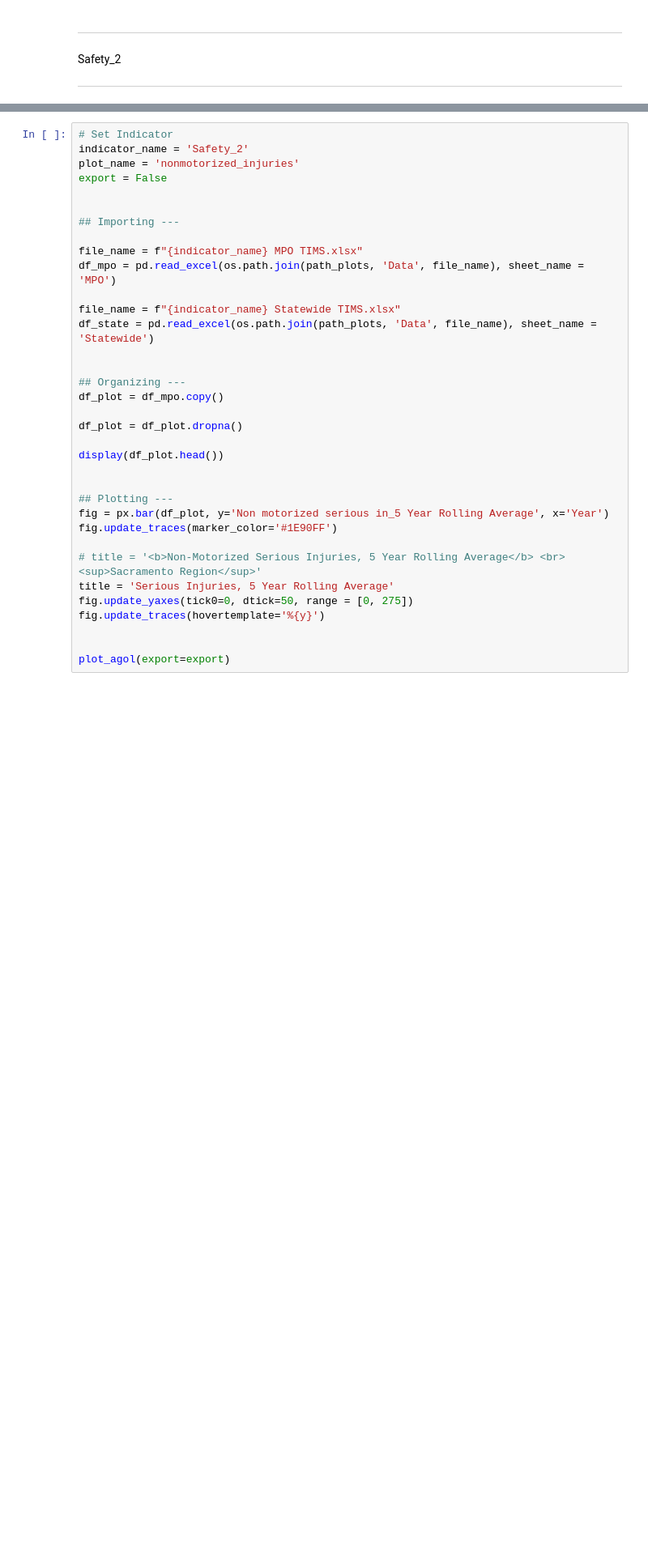
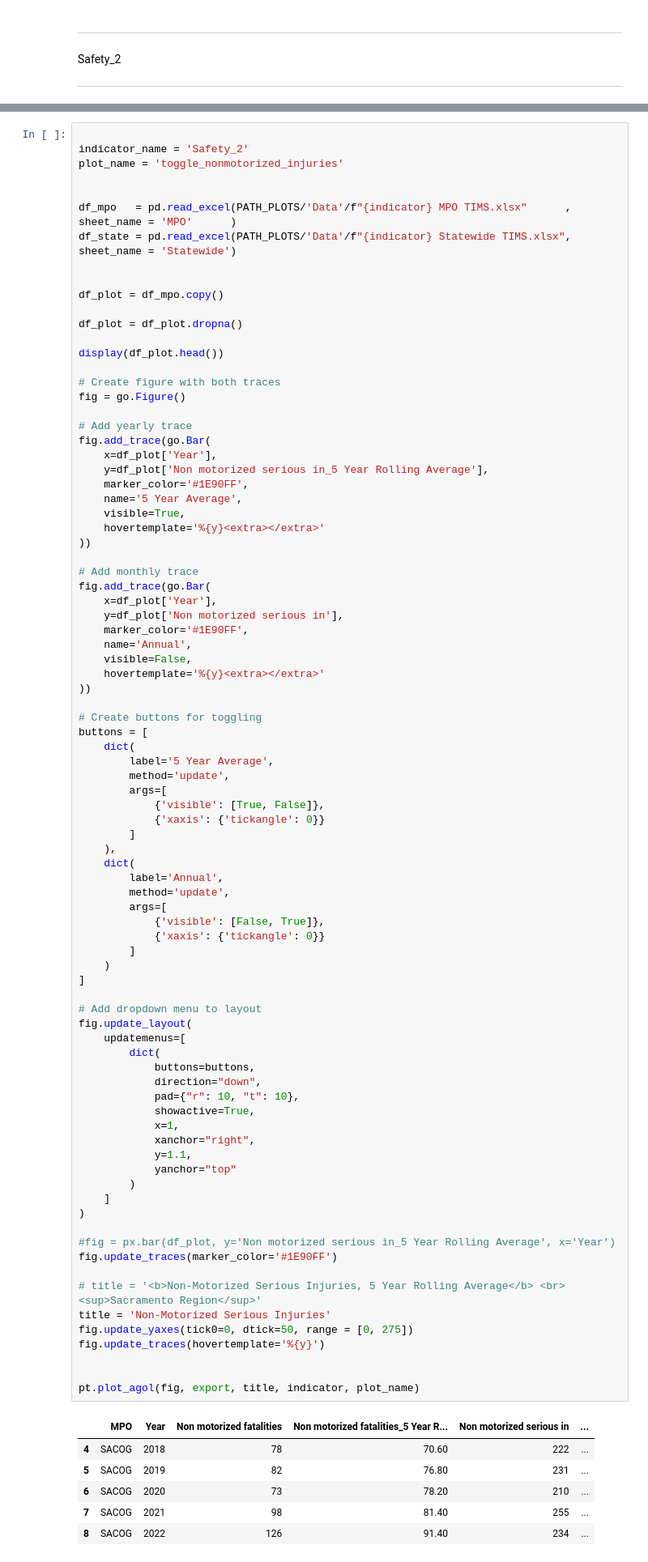
Before and after one commit to SACOG/Regional-Monitoring, a Jupyter notebook: Indicator_Gen/AGOL Dashboard/TIMS.ipynb, the cells around one changed output, grey strips where cells are left out. Shown at 81% size. Drawn from its saved outputs; the diff is of its cells as text; blank space fills up the shorter version.

```diff
--- a/Indicator_Gen/AGOL Dashboard/TIMS.ipynb
+++ b/Indicator_Gen/AGOL Dashboard/TIMS.ipynb
@@ -330,38 +364,95 @@ plot_agol(export=export)
 # %%
-# Set Indicator
+
 indicator_name = 'Safety_2'
-plot_name = 'nonmotorized_injuries'
-export = False
+plot_name = 'toggle_nonmotorized_injuries'
 
 
-## Importing ---
-
-file_name = f"{indicator_name} MPO TIMS.xlsx"
-df_mpo = pd.read_excel(os.path.join(path_plots, 'Data', file_name), sheet_name = 'MPO')
-
-file_name = f"{indicator_name} Statewide TIMS.xlsx"
-df_state = pd.read_excel(os.path.join(path_plots, 'Data', file_name), sheet_name = 'Statewide')
+df_mpo   = pd.read_excel(PATH_PLOTS/'Data'/f"{indicator} MPO TIMS.xlsx"      , sheet_name = 'MPO'      )
+df_state = pd.read_excel(PATH_PLOTS/'Data'/f"{indicator} Statewide TIMS.xlsx", sheet_name = 'Statewide')
 
 
-## Organizing ---
 df_plot = df_mpo.copy()
 
 df_plot = df_plot.dropna()
 
 display(df_plot.head())
 
+# Create figure with both traces
+fig = go.Figure()
 
-## Plotting ---
-fig = px.bar(df_plot, y='Non motorized serious in_5 Year Rolling Average', x='Year')
+# Add yearly trace
+fig.add_trace(go.Bar(
+    x=df_plot['Year'],
+    y=df_plot['Non motorized serious in_5 Year Rolling Average'],
+    marker_color='#1E90FF',
+    name='5 Year Average',
+    visible=True,
+    hovertemplate='%{y}<extra></extra>'
+))
+
+# Add monthly trace
+fig.add_trace(go.Bar(
+    x=df_plot['Year'],
+    y=df_plot['Non motorized serious in'],
+    marker_color='#1E90FF',
+    name='Annual',
+    visible=False,
+    hovertemplate='%{y}<extra></extra>'
+))
+
+# Create buttons for toggling
+buttons = [
+    dict(
+        label='5 Year Average',
+        method='update',
+        args=[
+            {'visible': [True, False]},
+            {'xaxis': {'tickangle': 0}}
+        ]
+    ),
+    dict(
+        label='Annual',
+        method='update',
+        args=[
+            {'visible': [False, True]},
+            {'xaxis': {'tickangle': 0}}
+        ]
+    )
+]
+
+# Add dropdown menu to layout
+fig.update_layout(
+    updatemenus=[
+        dict(
+            buttons=buttons,
+            direction="down",
+            pad={"r": 10, "t": 10},
+            showactive=True,
+            x=1,
+            xanchor="right",
+            y=1.1,
+            yanchor="top"
+        )
+    ]
+)
+
+#fig = px.bar(df_plot, y='Non motorized serious in_5 Year Rolling Average', x='Year')
 fig.update_traces(marker_color='#1E90FF')
 
 # title = '<b>Non-Motorized Serious Injuries, 5 Year Rolling Average</b> <br> <sup>Sacramento Region</sup>'
-title = 'Serious Injuries, 5 Year Rolling Average'
+title = 'Non-Motorized Serious Injuries'
 fig.update_yaxes(tick0=0, dtick=50, range = [0, 275])
 fig.update_traces(hovertemplate='%{y}')
 
 
-plot_agol(export=export)
+pt.plot_agol(fig, export, title, indicator, plot_name)
+# %% [output]
+|  | MPO | Year | Non motorized fatalities | Non motorized fatalities_5 Year R... | Non motorized serious in | ... |
+| 4 | SACOG | 2018 | 78 | 70.60 | 222 | ... |
+| 5 | SACOG | 2019 | 82 | 76.80 | 231 | ... |
+| 6 | SACOG | 2020 | 73 | 78.20 | 210 | ... |
+| 7 | SACOG | 2021 | 98 | 81.40 | 255 | ... |
+| 8 | SACOG | 2022 | 126 | 91.40 | 234 | ... |
 # %% [markdown]
 ***
 
```
Also changed, not shown: parts of 24 cells of this notebook.
